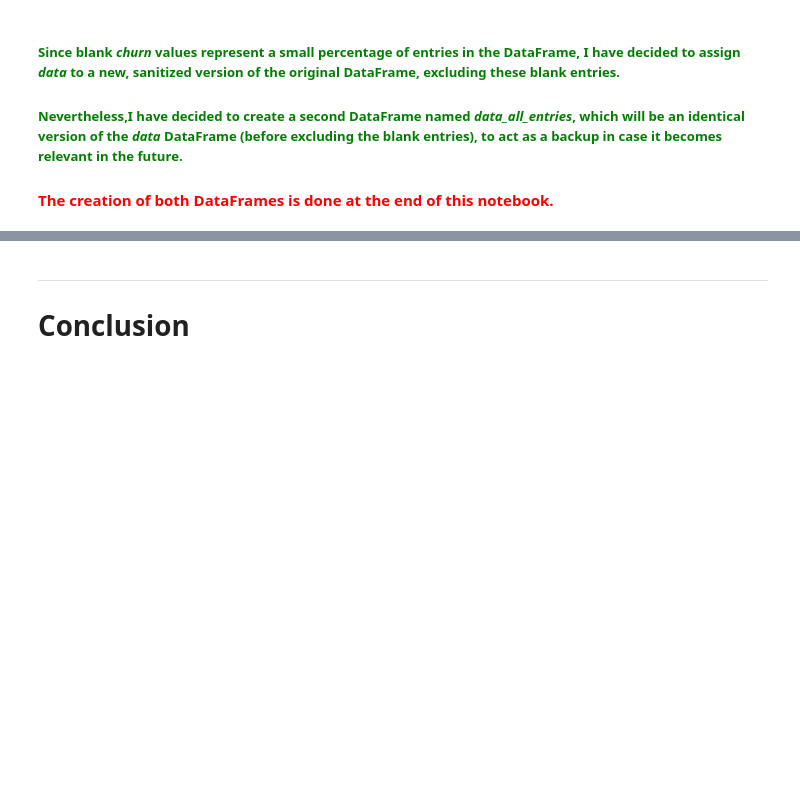
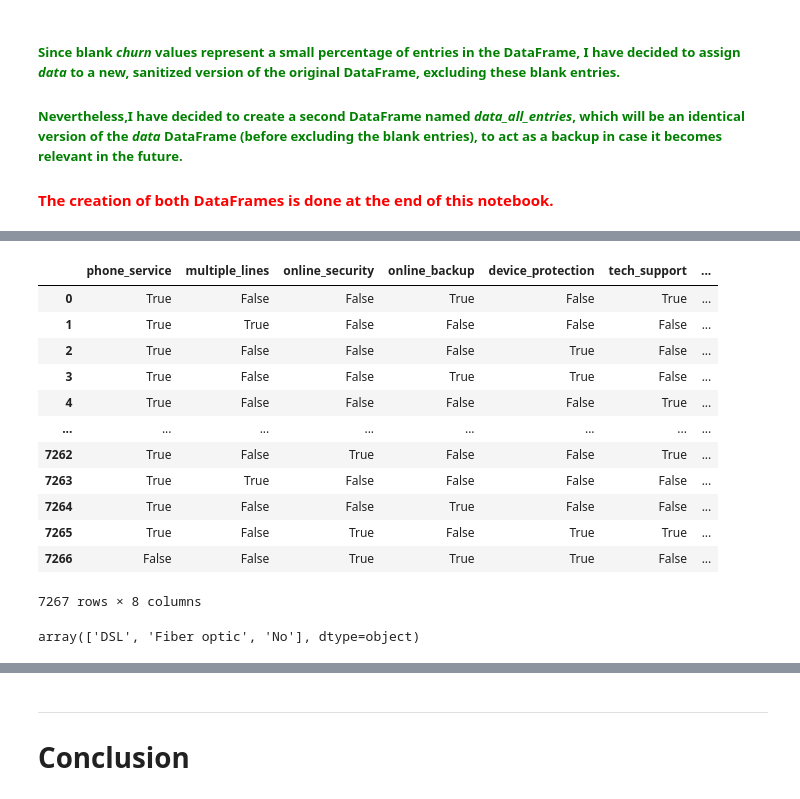
Before and after one commit to LupiVolpi/alura_challenge_data_science, a Jupyter notebook: alura_challenge_data_science_week_1.ipynb, the cells around one changed output, grey strips where cells are left out. Drawn from its saved outputs; the diff is of its cells as text; code cells hidden in the pictures; blank space fills up the shorter version.

```diff
--- a/alura_challenge_data_science_week_1.ipynb
+++ b/alura_challenge_data_science_week_1.ipynb
@@ -568,0 +645,24 @@ Name: churn, dtype: float64
+# %%
+# Using the eq() method we can obtain a boolean variation of the pertinent columns, where "True" indicates services that have been hired and "False" indicates the opposite.
+
+services_hired = data[["phone_service", "multiple_lines", "online_security", "online_backup", "device_protection", "tech_support", "streaming_tv", "streaming_movies"]].eq("Yes" or "DSL" or "Fiber optic")
+
+services_hired
+# %% [output]
+|  | phone_service | multiple_lines | online_security | online_backup | device_protection | tech_support | ... |
+| 0 | True | False | False | True | False | True | ... |
+| 1 | True | True | False | False | False | False | ... |
+| 2 | True | False | False | False | True | False | ... |
+| 3 | True | False | False | True | True | False | ... |
+| 4 | True | False | False | False | False | True | ... |
+| ... | ... | ... | ... | ... | ... | ... | ... |
+| 7262 | True | False | True | False | False | True | ... |
+| 7263 | True | True | False | False | False | False | ... |
+| 7264 | True | False | False | True | False | False | ... |
+| 7265 | True | False | True | False | True | True | ... |
+| 7266 | False | False | True | True | True | False | ... |
+7267 rows × 8 columns
+# %%
+data["internet_service"].unique()
+# %% [output]
+array(['DSL', 'Fiber optic', 'No'], dtype=object)
```
Also changed, not shown: parts of 19 cells of this notebook.
